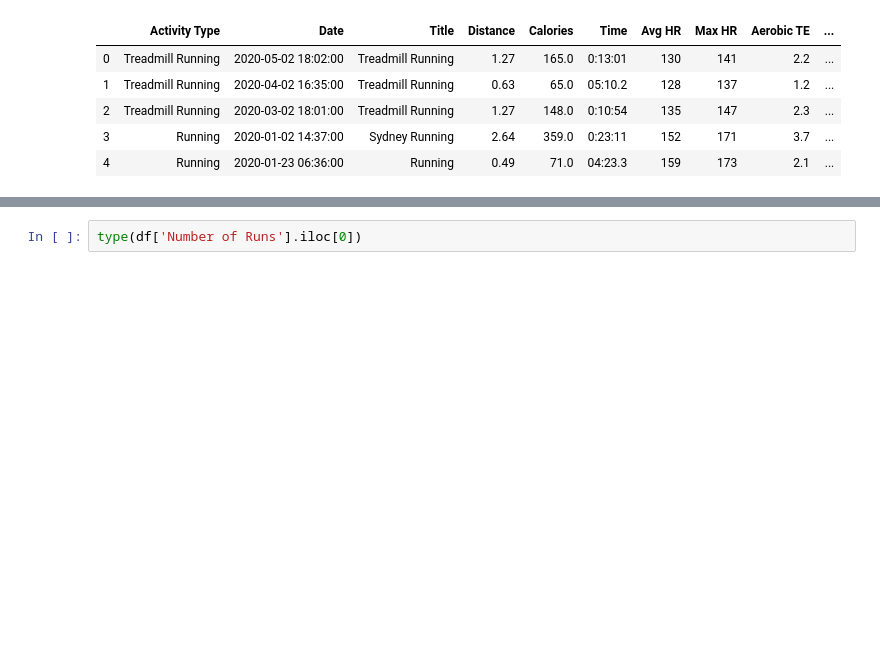
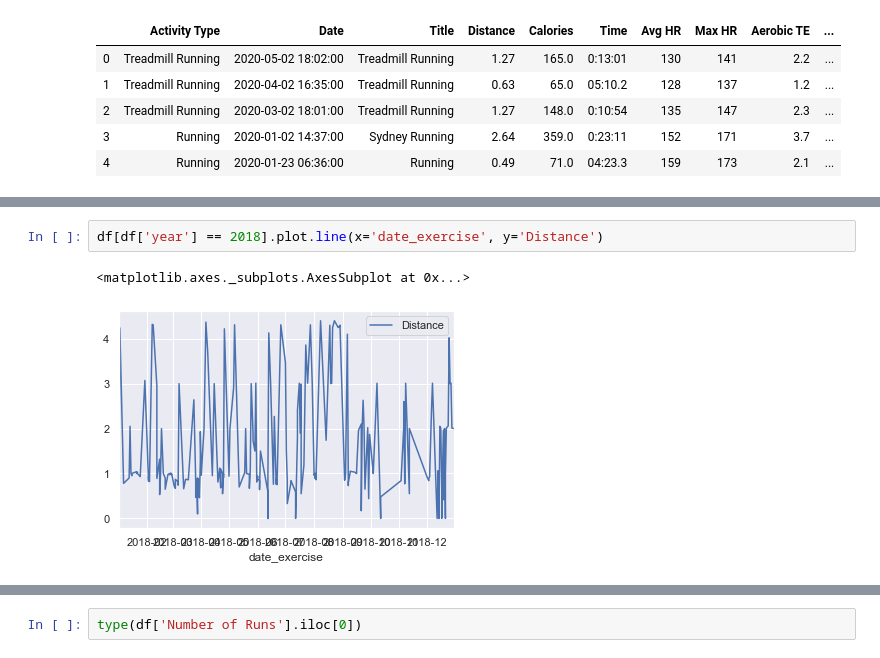
Before and after one commit to ramonpzg/codevelop-march-2020, a Jupyter notebook: analysis_dev.ipynb, the cells around one changed output, grey strips where cells are left out. Drawn from its saved outputs; the diff is of its cells as text; blank space fills up the shorter version.

```diff
--- a/analysis_dev.ipynb
+++ b/analysis_dev.ipynb
@@ -186,0 +268,5 @@ df.head()
+# %%
+df[df['year'] == 2018].plot.line(x='date_exercise', y='Distance')
+# %% [output]
+<matplotlib.axes._subplots.AxesSubplot at 0x...>
+[figure, added]
```
Also changed, not shown: parts of 24 cells of this notebook.
